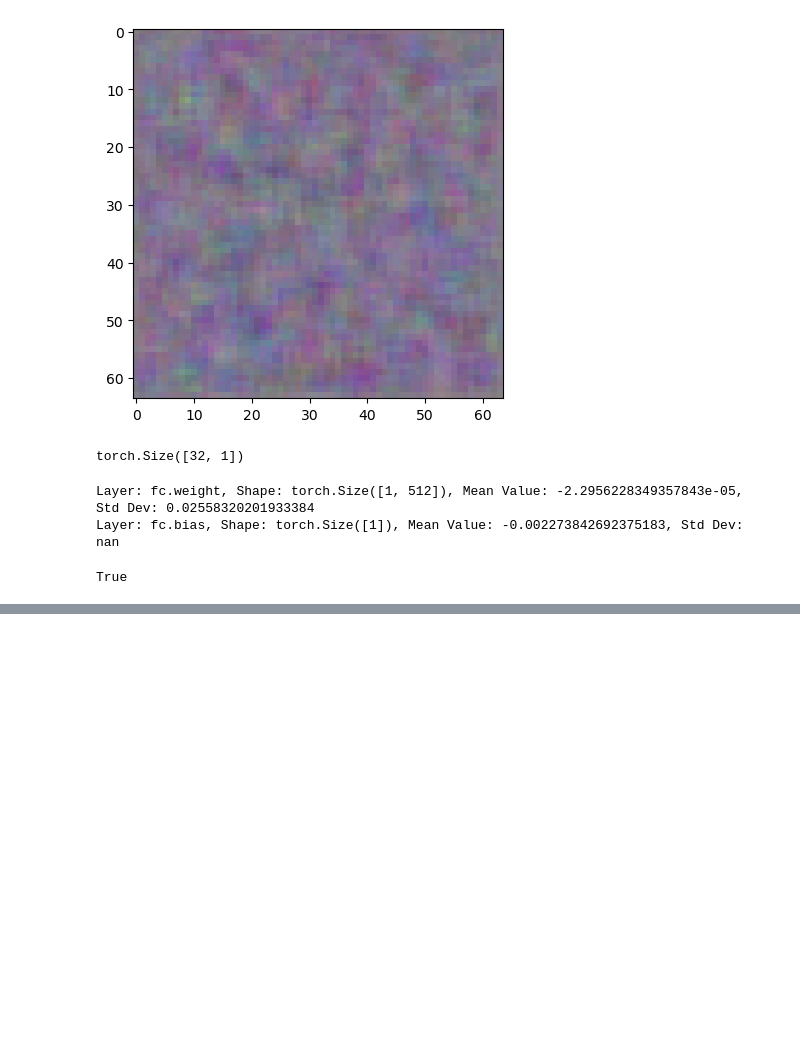
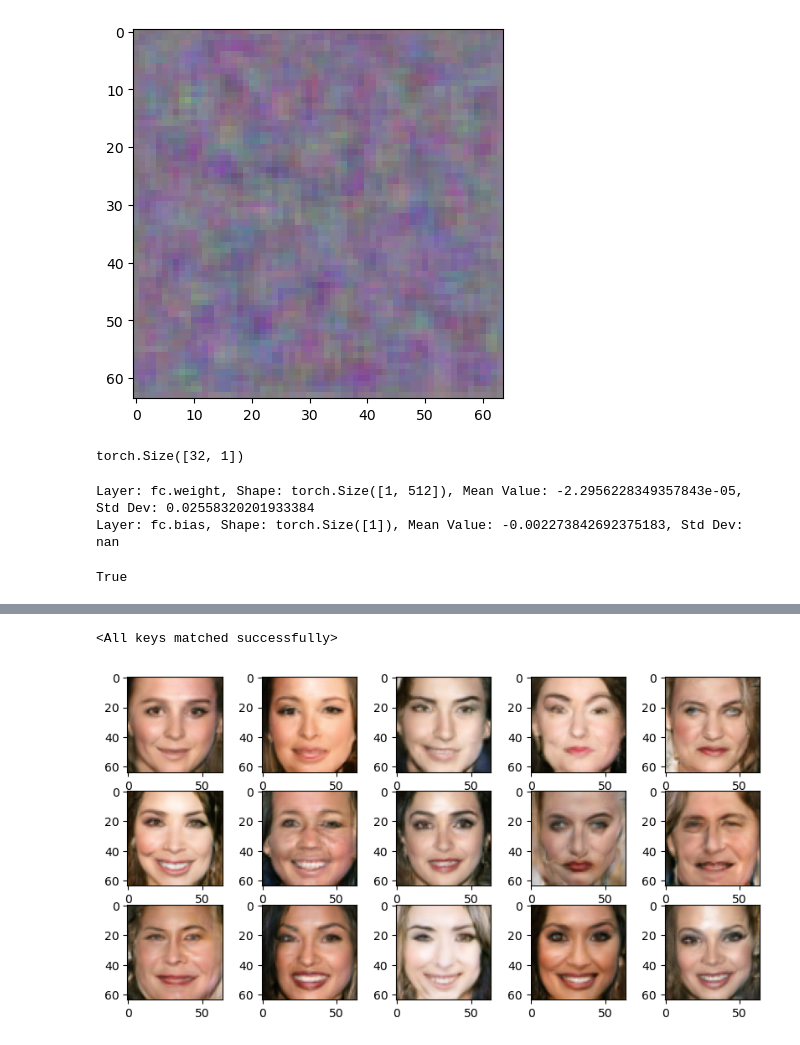
Before and after one commit to marcanii/SIS421---2-23, a Jupyter notebook: Laboratories/Lab05/02_gans.ipynb, the cells around one changed output, grey strips where cells are left out. Saved outputs shown, nothing was run; the diff lists cells and outputs as text; code cells hidden in the pictures; blank space fills up the shorter version.

```diff
--- a/Laboratories/Lab05/02_gans.ipynb
+++ b/Laboratories/Lab05/02_gans.ipynb
@@ -244,17 +251,23 @@ torch.save(generator.state_dict(), 'color_generator.pth')
 # %%
 # cargar modelo entrenado
 generator = Generator(channel=3)
-generator.load_state_dict(torch.load('color_generator.pth'))
+generator.load_state_dict(torch.load('models/generator_v6_20.pth'))
+discriminator = Discriminator(channel=3)
+discriminator.load_state_dict(torch.load('models/discriminator_v5_16.pth'))
+# %% [output]
+<All keys matched successfully>
 # %%
-generator.eval()
+generator.eval().to(device)
 with torch.no_grad():
-  noise = torch.randn((10, generator.input_size)).to(device)
+  noise = torch.randn((15, generator.input_size)).to(device)
   generated_images = generator(noise)
-  fig, axs = plt.subplots(2,5,figsize=(15,5))
+  fig, axs = plt.subplots(3,5,figsize=(10,5))
   i = 0
   for ax in axs:
     for _ax in ax:
-      img = (generated_images[i].view(3,128,128).permute(1,2,0).cpu())*0.5+0.5
+      img = (generated_images[i].view(3,64,64).permute(1,2,0).cpu())*0.5+0.5
       _ax.imshow(img)
       i+=1
   plt.show()
+# %% [output]
+[figure, added]
```
Also changed, not shown: parts of 6 cells of this notebook, 2 other files.
